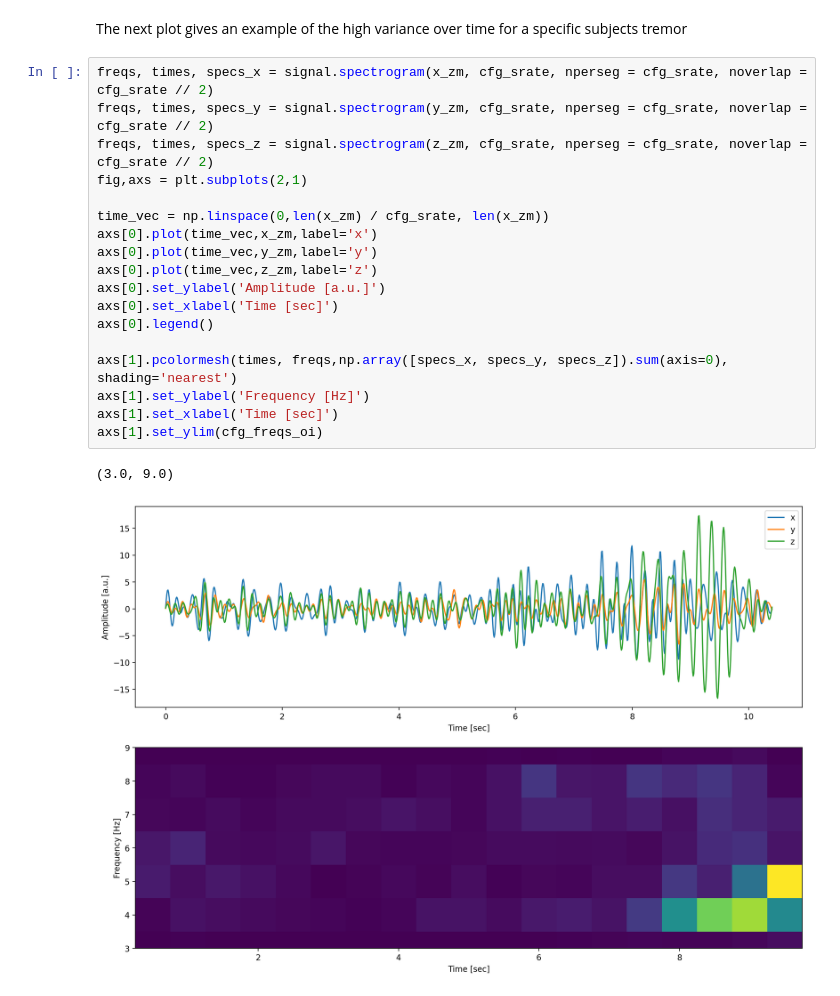
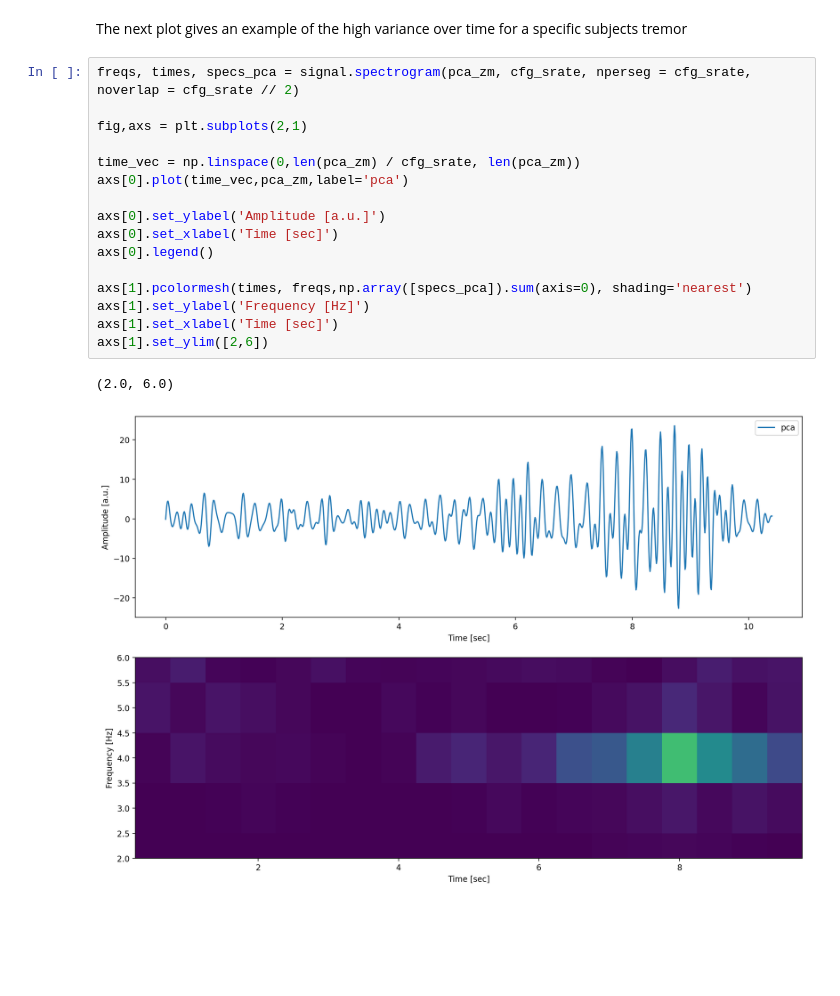
Before and after one commit to JuliusWelzel/tremor_music_ap, a Jupyter notebook: scripts/01_prep_single_subjects.ipynb, the cells around one changed output. Saved outputs shown, nothing was run; the diff lists cells and outputs as text; blank space fills up the shorter version.

```diff
--- a/scripts/01_prep_single_subjects.ipynb
+++ b/scripts/01_prep_single_subjects.ipynb
@@ -167,23 +154,21 @@ agg_data.to_csv(Path.joinpath(dir_prep,"single_subj_agg.csv"), index=False)
 # %% [markdown]
 The next plot gives an example of the high variance over time for a specific subjects tremor
 # %%
-freqs, times, specs_x = signal.spectrogram(x_zm, cfg_srate, nperseg = cfg_srate, noverlap = cfg_srate // 2)
-freqs, times, specs_y = signal.spectrogram(y_zm, cfg_srate, nperseg = cfg_srate, noverlap = cfg_srate // 2)
-freqs, times, specs_z = signal.spectrogram(z_zm, cfg_srate, nperseg = cfg_srate, noverlap = cfg_srate // 2)
+freqs, times, specs_pca = signal.spectrogram(pca_zm, cfg_srate, nperseg = cfg_srate, noverlap = cfg_srate // 2)
+
 fig,axs = plt.subplots(2,1)
 
-time_vec = np.linspace(0,len(x_zm) / cfg_srate, len(x_zm))
-axs[0].plot(time_vec,x_zm,label='x')
-axs[0].plot(time_vec,y_zm,label='y')
-axs[0].plot(time_vec,z_zm,label='z')
+time_vec = np.linspace(0,len(pca_zm) / cfg_srate, len(pca_zm))
+axs[0].plot(time_vec,pca_zm,label='pca')
+
 axs[0].set_ylabel('Amplitude [a.u.]')
 axs[0].set_xlabel('Time [sec]')
 axs[0].legend()
 
-axs[1].pcolormesh(times, freqs,np.array([specs_x, specs_y, specs_z]).sum(axis=0), shading='nearest')
+axs[1].pcolormesh(times, freqs,np.array([specs_pca]).sum(axis=0), shading='nearest')
 axs[1].set_ylabel('Frequency [Hz]')
 axs[1].set_xlabel('Time [sec]')
-axs[1].set_ylim(cfg_freqs_oi)
+axs[1].set_ylim([2,6])
 # %% [output]
-(3.0, 9.0)
+(2.0, 6.0)
-[figure, old version]
+[figure, new version]
```
Also changed, not shown: parts of 4 cells of this notebook, 4 other files.
